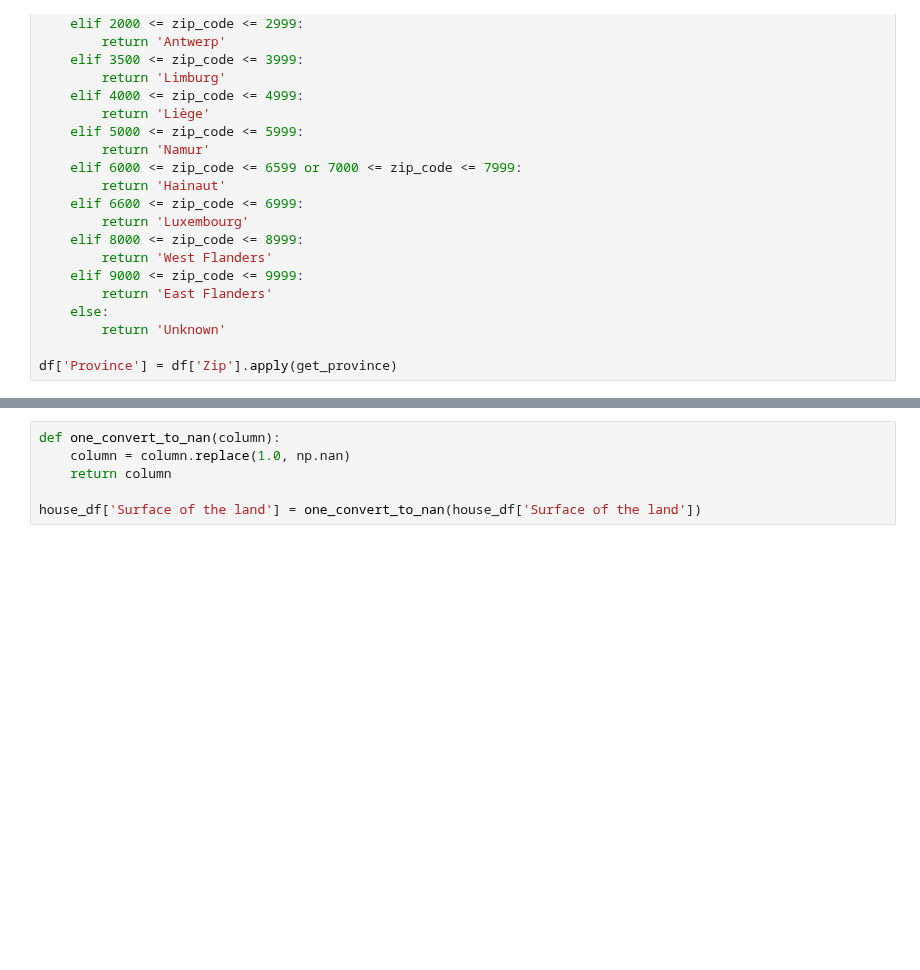
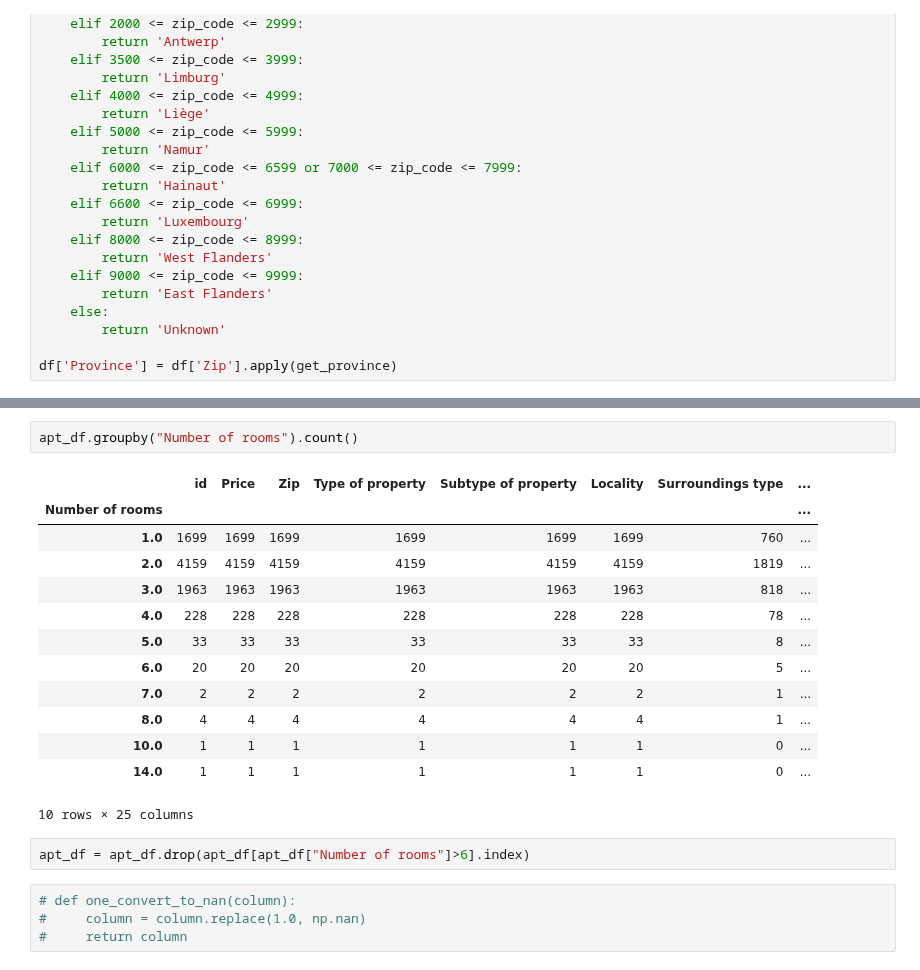
Before and after one commit to Ta-DevSark/challenge-regression, a Jupyter notebook: apt_cleaning.ipynb, the cells around one changed output, grey strips where cells are left out. Drawn from its saved outputs; the diff is of its cells as text; blank space fills up the shorter version.

```diff
--- a/apt_cleaning.ipynb
+++ b/apt_cleaning.ipynb
@@ -292,7 +299,23 @@ house_df.describe().T
+# %%
+apt_df.groupby("Number of rooms").count()
+# %% [output]
+|  | id | Price | Zip | Type of property | Subtype of property | Locality | Surroundings type | ... |
+| Number of rooms |  |  |  |  |  |  |  | ... |
+| 1.0 | 1699 | 1699 | 1699 | 1699 | 1699 | 1699 | 760 | ... |
+| 2.0 | 4159 | 4159 | 4159 | 4159 | 4159 | 4159 | 1819 | ... |
+| 3.0 | 1963 | 1963 | 1963 | 1963 | 1963 | 1963 | 818 | ... |
+| 4.0 | 228 | 228 | 228 | 228 | 228 | 228 | 78 | ... |
+| 5.0 | 33 | 33 | 33 | 33 | 33 | 33 | 8 | ... |
+| 6.0 | 20 | 20 | 20 | 20 | 20 | 20 | 5 | ... |
+| 7.0 | 2 | 2 | 2 | 2 | 2 | 2 | 1 | ... |
+| 8.0 | 4 | 4 | 4 | 4 | 4 | 4 | 1 | ... |
+| 10.0 | 1 | 1 | 1 | 1 | 1 | 1 | 0 | ... |
+| 14.0 | 1 | 1 | 1 | 1 | 1 | 1 | 0 | ... |
+10 rows × 25 columns
+# %%
+apt_df = apt_df.drop(apt_df[apt_df["Number of rooms"]>6].index)
 # %%
-def one_convert_to_nan(column):
-    column = column.replace(1.0, np.nan)
-    return column
-
-house_df['Surface of the land'] = one_convert_to_nan(house_df['Surface of the land'])
+# def one_convert_to_nan(column):
+#     column = column.replace(1.0, np.nan)
+#     return column
 # %%
```
Also changed, not shown: parts of 21 cells of this notebook, 2 other files.
